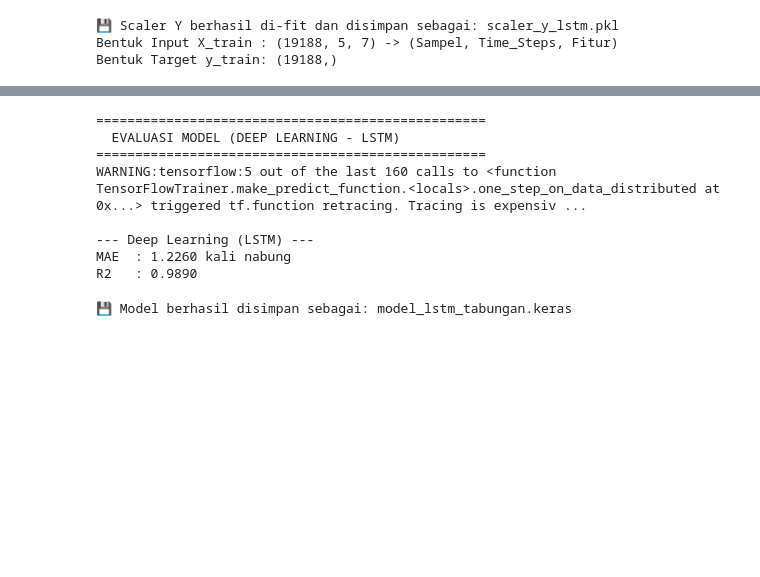
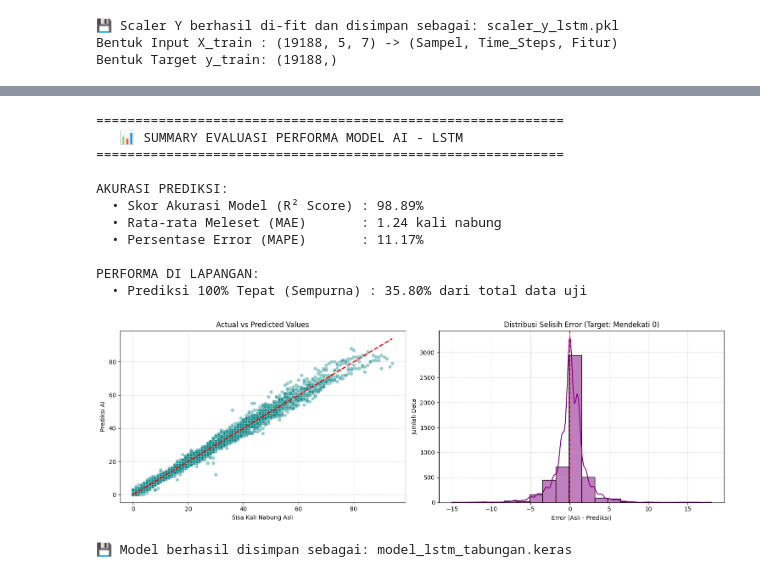
Before and after one commit to Capstone-Catatanku/ai-model, a Jupyter notebook: ai-model-tabungan/model-ai-tabungan.ipynb, the cells around one changed output, grey strips where cells are left out. Cells and saved outputs as stored; diff of their text form; code cells hidden in the pictures; blank space fills up the shorter version.

Commit message:
update: add evaluasi model

```diff
--- a/ai-model-tabungan/model-ai-tabungan.ipynb
+++ b/ai-model-tabungan/model-ai-tabungan.ipynb
@@ -172,32 +180,64 @@ Epoch 52/100
 # %%
-print("=" * 50)
-print("  EVALUASI MODEL (DEEP LEARNING - LSTM)  ")
-print("=" * 50)
+print("=" * 60)
+print("   📊 SUMMARY EVALUASI PERFORMA MODEL AI - LSTM   ")
+print("=" * 60)
 
 scaler_y_loaded = joblib.load("scaler_y_lstm.pkl")
-
 dl_preds_scaled = model_lstm.predict(X_test, verbose=0)
 
-dl_preds_raw = scaler_y_loaded.inverse_transform(dl_preds_scaled)
-dl_preds = np.round(dl_preds_raw.flatten())
+dl_preds_raw = scaler_y_loaded.inverse_transform(dl_preds_scaled).flatten()
+dl_preds = np.round(dl_preds_raw)
+dl_preds = np.clip(dl_preds, 0, None)
 
 y_test_asli = scaler_y_loaded.inverse_transform(y_test.reshape(-1, 1)).flatten()
 
-def evaluate(name, true, pred):
-    print(f"\n--- {name} ---")
-    print(f"MAE  : {mean_absolute_error(true, pred):.4f} kali nabung")
-    print(f"R2   : {r2_score(true, pred):.4f}")
+mae = mean_absolute_error(y_test_asli, dl_preds)
+non_zero_mask = y_test_asli != 0
+mape = np.mean(np.abs((y_test_asli[non_zero_mask] - dl_preds[non_zero_mask]) / y_test_asli[non_zero_mask])) * 100
+r2 = r2_score(y_test_asli, dl_preds)
 
-evaluate("Deep Learning (LSTM)", y_test_asli, dl_preds)
+residuals = y_test_asli - dl_preds
+akurasi_sempurna = (residuals == 0).sum() / len(residuals) * 100
+
+print(f"\nAKURASI PREDIKSI:")
+print(f"  • Skor Akurasi Model (R² Score) : {r2*100:.2f}%")
+print(f"  • Rata-rata Meleset (MAE)       : {mae:.2f} kali nabung")
+print(f"  • Persentase Error (MAPE)       : {mape:.2f}%")
+
+print(f"\nPERFORMA DI LAPANGAN:")
+print(f"  • Prediksi 100% Tepat (Sempurna) : {akurasi_sempurna:.2f}% dari total data uji")
+
+fig, axes = plt.subplots(1, 2, figsize=(15, 5))
+
+sns.scatterplot(x=y_test_asli, y=dl_preds, alpha=0.4, ax=axes[0], color='teal')
+axes[0].plot([y_test_asli.min(), y_test_asli.max()], [y_test_asli.min(), y_test_asli.max()], 'r--', lw=2)
+axes[0].set_title('Actual vs Predicted Values')
+axes[0].set_xlabel('Sisa Kali Nabung Asli')
+axes[0].set_ylabel('Prediksi AI')
+axes[0].grid(True, linestyle='--', alpha=0.6)
+
+sns.histplot(residuals, kde=True, ax=axes[1], color='purple', bins=20)
+axes[1].axvline(x=0, color='red', linestyle='--', lw=1.5)
+axes[1].set_title('Distribusi Selisih Error (Target: Mendekati 0)')
+axes[1].set_xlabel('Error (Asli - Prediksi)')
+axes[1].set_ylabel('Jumlah Data')
+axes[1].grid(True, linestyle='--', alpha=0.6)
+
+plt.tight_layout()
+plt.show()
 # %% [output]
-==================================================
-  EVALUASI MODEL (DEEP LEARNING - LSTM)
-==================================================
-WARNING:tensorflow:5 out of the last 160 calls to <function TensorFlowTrainer.make_predict_function.<locals>.one_step_on_data_distributed at 0x...> triggered tf.function retracing. Tracing is expensiv ...
+============================================================
+   📊 SUMMARY EVALUASI PERFORMA MODEL AI - LSTM
+============================================================
 
---- Deep Learning (LSTM) ---
-MAE  : 1.2260 kali nabung
-R2   : 0.9890
+AKURASI PREDIKSI:
+  • Skor Akurasi Model (R² Score) : 98.89%
+  • Rata-rata Meleset (MAE)       : 1.24 kali nabung
+  • Persentase Error (MAPE)       : 11.17%
+
+PERFORMA DI LAPANGAN:
+  • Prediksi 100% Tepat (Sempurna) : 35.80% dari total data uji
+[figure, added]
 # %%
 model_filename = "model_lstm_tabungan.keras"
 model_lstm.save(model_filename)
```
Also changed, not shown: parts of 4 cells of this notebook, 2 other files.
